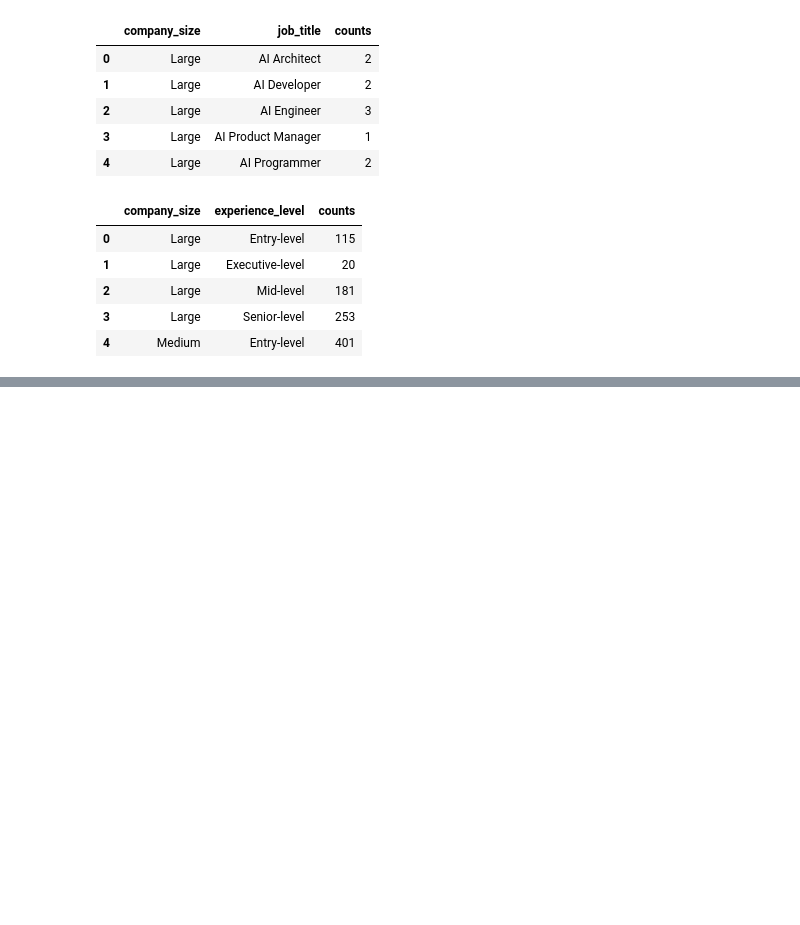
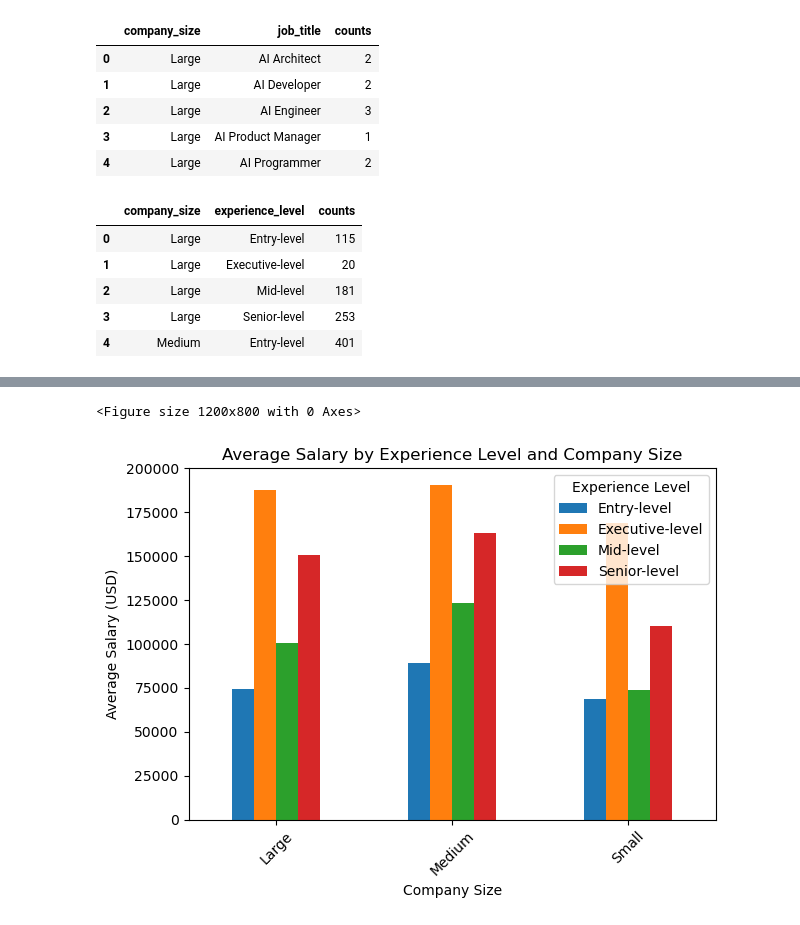
Before and after one commit to sellerstx1982/data_science_salaries, a Jupyter notebook: data_science_salaries_murray.ipynb, the cells around one changed output, grey strips where cells are left out. Saved outputs shown, nothing was run; the diff lists cells and outputs as text; code cells hidden in the pictures; blank space fills up the shorter version.

```diff
--- a/data_science_salaries_murray.ipynb
+++ b/data_science_salaries_murray.ipynb
@@ -114,0 +129,4 @@ ds_experience_level_dist.head()
+# %%
+# Average salary by company size and experience level
+ds_avg_salary_by_exp_and_size = ds_salaries_df.groupby(['company_size', 'experience_level'])['salary_in_usd'].mean().reset_index()
+ds_avg_salary_by_exp_and_size
@@ -124,0 +171,15 @@ KeyError: 'company_size'
+# %%
+# 3. Average Salary by Experience Level and Company Size
+df_avg_salary_exp_size = ds_avg_salary_by_exp_and_size.pivot(index='company_size', columns='experience_level', values='salary_in_usd')
+plt.figure(figsize=(12, 8))
+df_avg_salary_exp_size.plot(kind='bar', stacked=False)
+plt.title('Average Salary by Experience Level and Company Size')
+plt.xlabel('Company Size')
+plt.ylabel('Average Salary (USD)')
+plt.xticks(rotation=45)
+plt.legend(title='Experience Level')
+plt.tight_layout()
+plt.show()
+# %% [output]
+<Figure size 1200x800 with 0 Axes>
+[figure, added]
```
Also changed, not shown: parts of 28 cells of this notebook.
